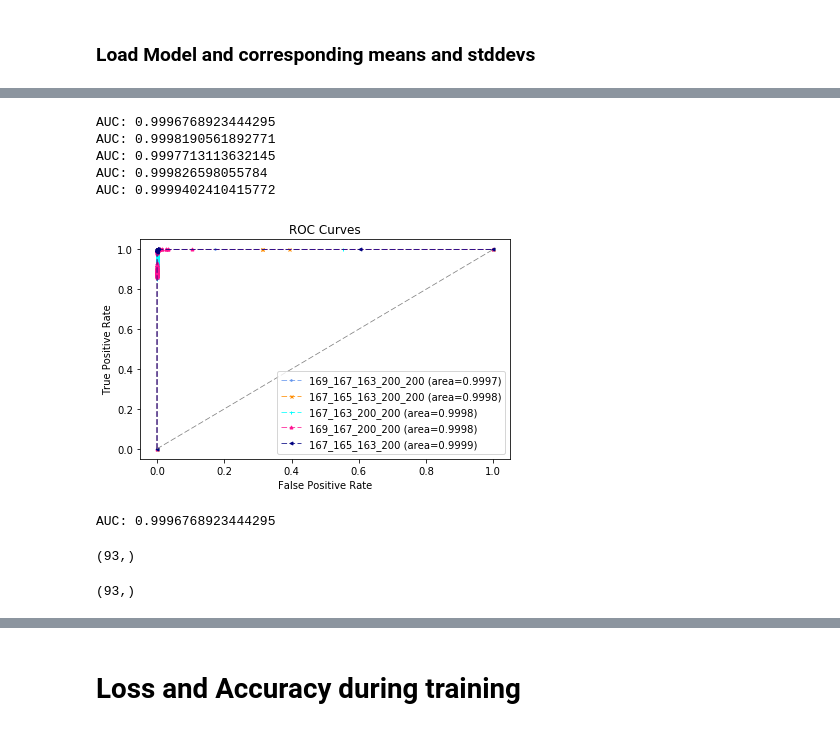
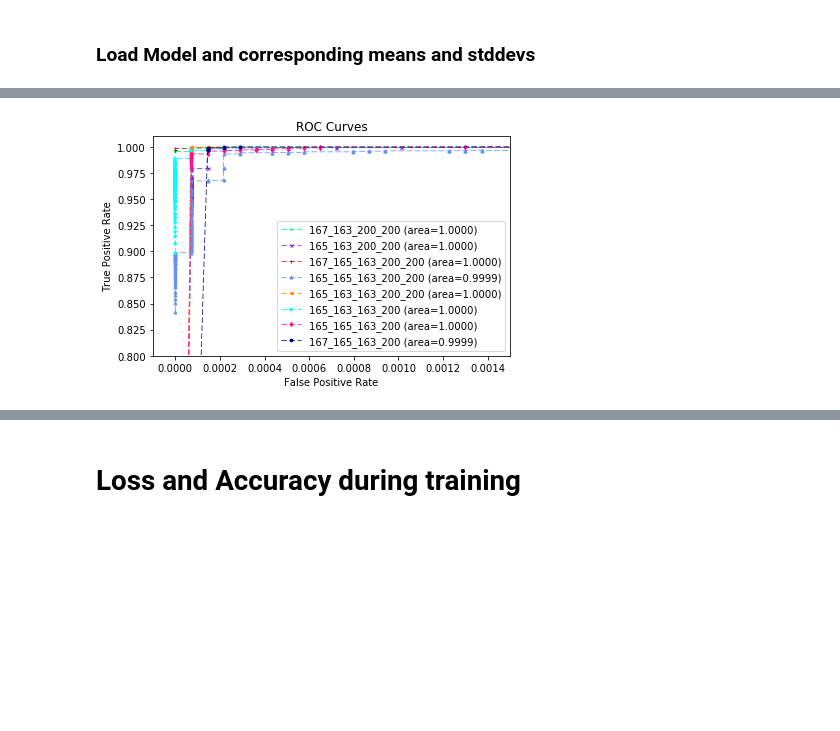
Before and after one commit to jamenne/WindingControl, a Jupyter notebook: plotmaker.ipynb, the cells around one changed output, grey strips where cells are left out. Saved outputs shown, nothing was run; the diff lists cells and outputs as text; code cells hidden in the pictures; blank space fills up the shorter version.

```diff
--- a/plotmaker.ipynb
+++ b/plotmaker.ipynb
@@ -475,3 +454,0 @@ Size of negativ Sample: 6269
-# %%
-X_all = np.concatenate((X_pos, X_neg), axis=0)
-Y_all = np.concatenate( ( np.ones(len(X_pos)), np.zeros(len(X_neg)) ) , axis=0)
@@ -618,9 +454,0 @@ print(img_neg_false.shape)
-# %%
-## wrongly classified pics:
-
-for i, (pic,p) in enumerate(zip(img_pos_false[:50], score_pos_false[:50])):
-    plt.imshow(np.squeeze(pic), cmap='gray')
-
-    plt.title('Score: {:}'.format(p))
-    #plt.savefig('../Data/2017-09-11/167_165_163_200_selu_100epochs/wrongImg/pos_{}.png'.format(i))
-    plt.show()
@@ -641,9 +454,0 @@ for i, (pic,p) in enumerate(zip(img_pos_false[:50], score_pos_false[:50])):
-# %%
-## wrongly classified pics:
-
-for i, (pic,p) in enumerate(zip(img_neg_false[:], score_neg_false[:])):
-    plt.imshow(np.squeeze(pic), cmap='gray')
-
-    plt.title('Score: {:}'.format(p))
-    #plt.savefig('../Data/2017-09-11/167_165_163_200_selu_100epochs/wrongImg/neg_{}.png'.format(i))
-    plt.show()
@@ -669,45 +468,35 @@ names
 # %%
 fig, ax = plt.subplots()
 
-colors = ['cornflowerblue', 'darkorange', 'aqua', 'deeppink', 'navy']
-marker = ['.', 'x', '+', '^', '<']
+colors = ['springgreen', 'blueviolet', 'firebrick', 'cornflowerblue', 'darkorange', 'aqua', 'deeppink', 'navy']
+marker = ['.', 'x', '+', '^', '<', '>', 'd', 'h']
 
-for i, (n, n_s) in enumerate(zip(names, names_short)):
+for i, n in enumerate(names):
 
-    if i <= 1:
-        Y_all, probs = np.genfromtxt('../Data/2017-09-10/' + n + '/ScoresOnAllData.txt', unpack=True)
-    elif i==4:
-        Y_all, probs = np.genfromtxt('../Data/2017-09-11/' + n + '/ScoresOnAllData.txt', unpack=True)
-    else:
-        Y_all, probs = np.genfromtxt('../Data/2017-09-09/' + n + '/ScoresOnAllData.txt', unpack=True)
+    Y_all, probs = np.genfromtxt('../Data/2017-09-16/' + n + '/ScoresOnAllData.txt', unpack=True)
 
     auc = roc_auc_score(Y_all, probs)
-    print('AUC: {}'.format(auc))
+    #print('AUC: {}'.format(auc))
 
     fpr, tpr, thresholds = roc_curve(Y_all, probs)
 
-    ax.plot(fpr, tpr, color=colors[i], marker=marker[i], markersize=3, ls='--', lw=0.75, label='{} (area={:.4f})'.format(n_s,auc))
+    ax.plot(fpr, tpr, color=colors[i], marker=marker[i], markersize=3, ls='--', lw=0.75, label='{} (area={:.4f})'.format(n,auc))
 
 
 ax.plot([0,1], [0,1], color = 'C7', ls='--',lw=0.75)
 
 ax.set_xlabel('False Positive Rate')
 ax.set_ylabel('True Positive Rate')
 
-#ax.set_xlim([-0.,0.003])
-#ax.set_ylim([0.8, 1.01])
+ax.set_xlim([-0.0001,0.0015])
+ax.set_ylim([0.8, 1.01])
 
 ax.set_title('ROC Curves')
 
 ax.legend(loc='best')
 
 plt.tight_layout()
 
-plt.savefig('../Data/Misc/ROC_Curves.pdf')
+plt.savefig('../Data/Misc/ROCCurves/2017-09-17/ROC_Curves_Zoom.pdf')
 # %% [output]
-AUC: 0.9996768923444295
-AUC: 0.9998190561892771
-AUC: 0.9997713113632145
-AUC: 0.999826598055784
-AUC: 0.9999402410415772
-[figure, old version]
+[figure, new version]
@@ -716,5 +502,0 @@ Y_all, probs = np.genfromtxt('../Data/2017-09-10/169_167_163_200_200_selu_100epo
-# %%
-auc = roc_auc_score(Y_all, probs)
-print('AUC: {}'.format(auc))
-# %% [output]
-AUC: 0.9996768923444295
@@ -723,8 +502,0 @@ fpr, tpr, thresholds = roc_curve(Y_all, probs)
-# %%
-thresholds.shape
-# %% [output]
-(93,)
-# %%
-fpr.shape
-# %% [output]
-(93,)
```
Also changed, not shown: parts of 43 cells of this notebook.
